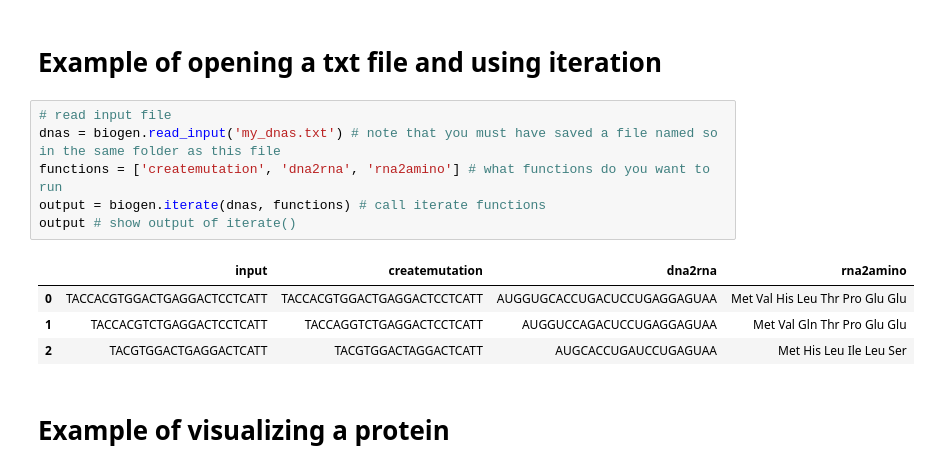
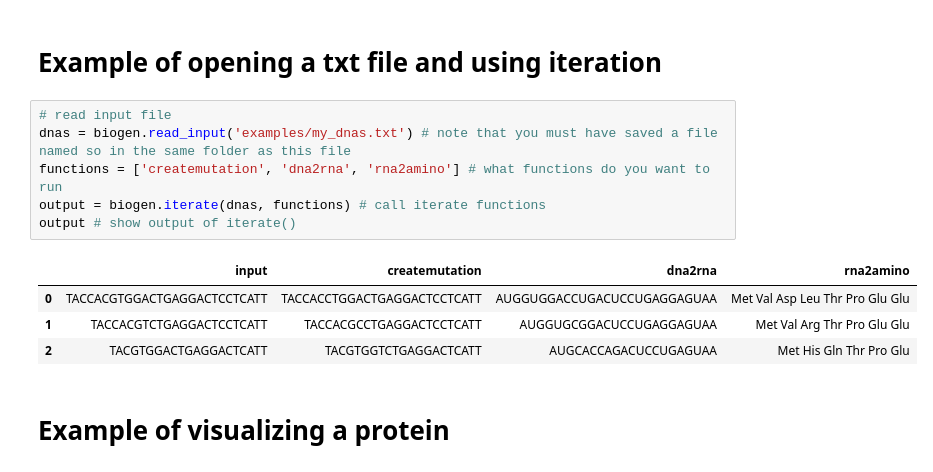
Before and after one commit to joanalnu/Genetics10, a Jupyter notebook: EN_Genetics10.ipynb, the cells around one changed output. Saved outputs shown, nothing was run; the diff lists cells and outputs as text.

```diff
--- a/EN_Genetics10.ipynb
+++ b/EN_Genetics10.ipynb
@@ -300,15 +296,15 @@ Difference in 1 base/amino
 # Example of opening a txt file and using iteration
 # %%
 # read input file
-dnas = biogen.read_input('my_dnas.txt') # note that you must have saved a file named so in the same folder as this file
+dnas = biogen.read_input('examples/my_dnas.txt') # note that you must have saved a file named so in the same folder as this file
 functions = ['createmutation', 'dna2rna', 'rna2amino'] # what functions do you want to run
 output = biogen.iterate(dnas, functions) # call iterate functions
 output # show output of iterate()
 # %% [output]
 |  | input | createmutation | dna2rna | rna2amino |
-| 0 | TACCACGTGGACTGAGGACTCCTCATT | TACCACGTGGACTGAGGACTCCTCATT | AUGGUGCACCUGACUCCUGAGGAGUAA | Met Val His Leu Thr Pro Glu Glu |
-| 1 | TACCACGTCTGAGGACTCCTCATT | TACCAGGTCTGAGGACTCCTCATT | AUGGUCCAGACUCCUGAGGAGUAA | Met Val Gln Thr Pro Glu Glu |
-| 2 | TACGTGGACTGAGGACTCATT | TACGTGGACTAGGACTCATT | AUGCACCUGAUCCUGAGUAA | Met His Leu Ile Leu Ser |
+| 0 | TACCACGTGGACTGAGGACTCCTCATT | TACCACCTGGACTGAGGACTCCTCATT | AUGGUGGACCUGACUCCUGAGGAGUAA | Met Val Asp Leu Thr Pro Glu Glu |
+| 1 | TACCACGTCTGAGGACTCCTCATT | TACCACGCCTGAGGACTCCTCATT | AUGGUGCGGACUCCUGAGGAGUAA | Met Val Arg Thr Pro Glu Glu |
+| 2 | TACGTGGACTGAGGACTCATT | TACGTGGTCTGAGGACTCATT | AUGCACCAGACUCCUGAGUAA | Met His Gln Thr Pro Glu |
 # %% [markdown]
 # Example of visualizing a protein
 # %%
```
Also changed, not shown: parts of 2 cells of this notebook, 3 other files.
